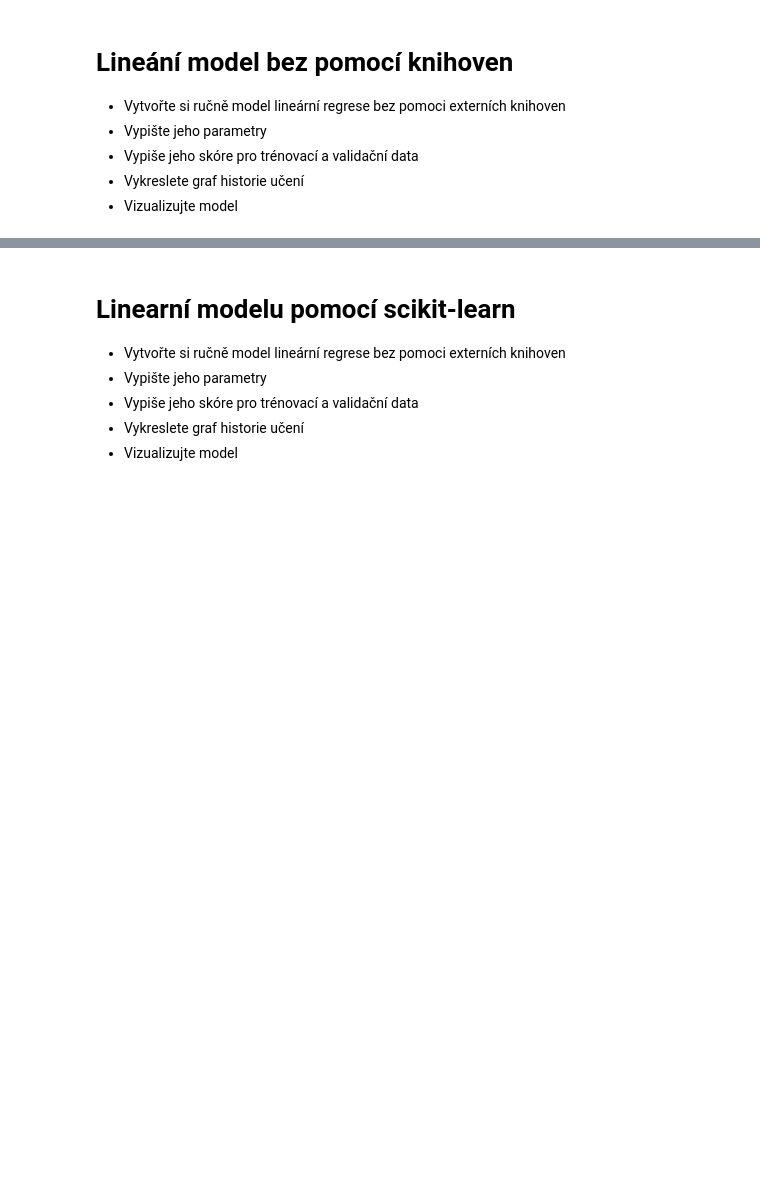
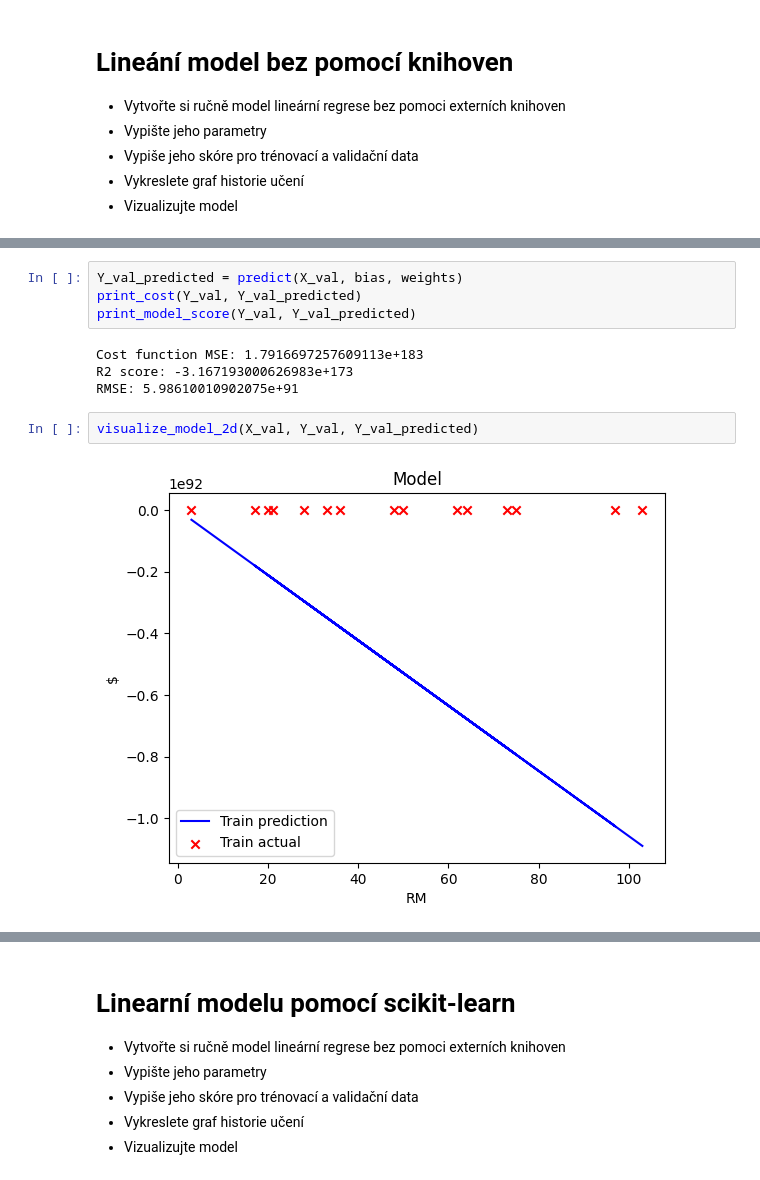
Before and after one commit to University-of-Pardubice/bmlai-cviceni-Jindrys, a Jupyter notebook: 03_Regrese/03_C_ukol_Portland.ipynb, the cells around one changed output, grey strips where cells are left out. Drawn from its saved outputs; the diff is of its cells as text; blank space fills up the shorter version.

```diff
--- a/03_Regrese/03_C_ukol_Portland.ipynb
+++ b/03_Regrese/03_C_ukol_Portland.ipynb
@@ -47,0 +253,12 @@ data = pd.read_csv ("../dataset/portland_filtered.csv",  sep=';')
+# %%
+Y_val_predicted = predict(X_val, bias, weights)
+print_cost(Y_val, Y_val_predicted)
+print_model_score(Y_val, Y_val_predicted)
+# %% [output]
+Cost function MSE: 1.7916697257609113e+183
+R2 score: -3.167193000626983e+173
+RMSE: 5.98610010902075e+91
+# %%
+visualize_model_2d(X_val, Y_val, Y_val_predicted)
+# %% [output]
+[figure, added]
```
Also changed, not shown: parts of 36 cells of this notebook, 2 other files.
